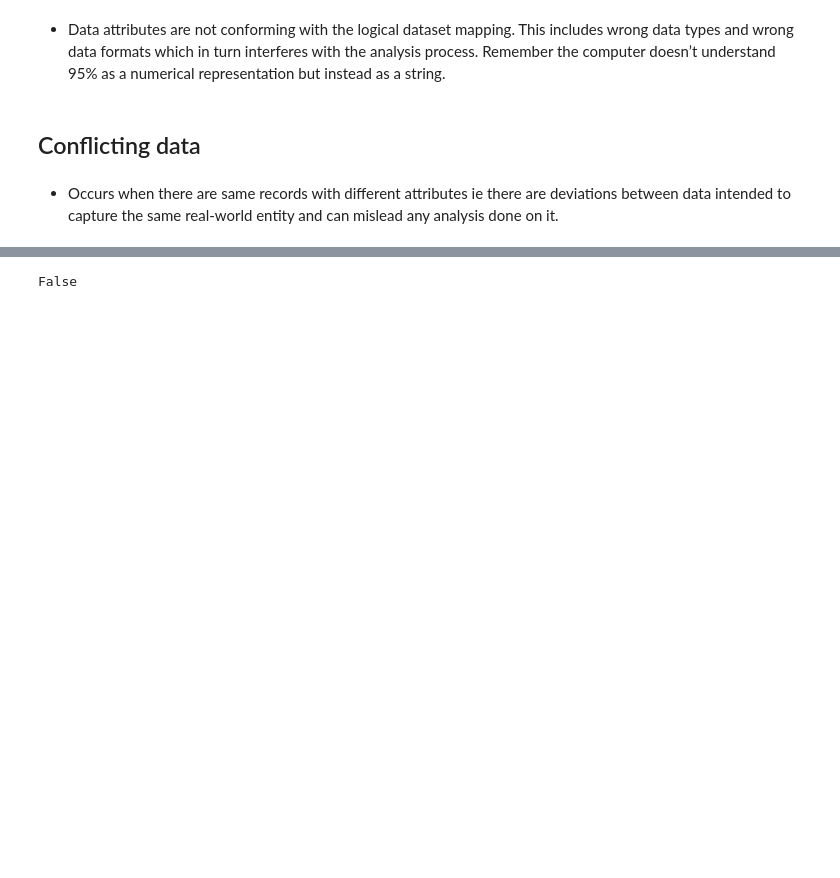
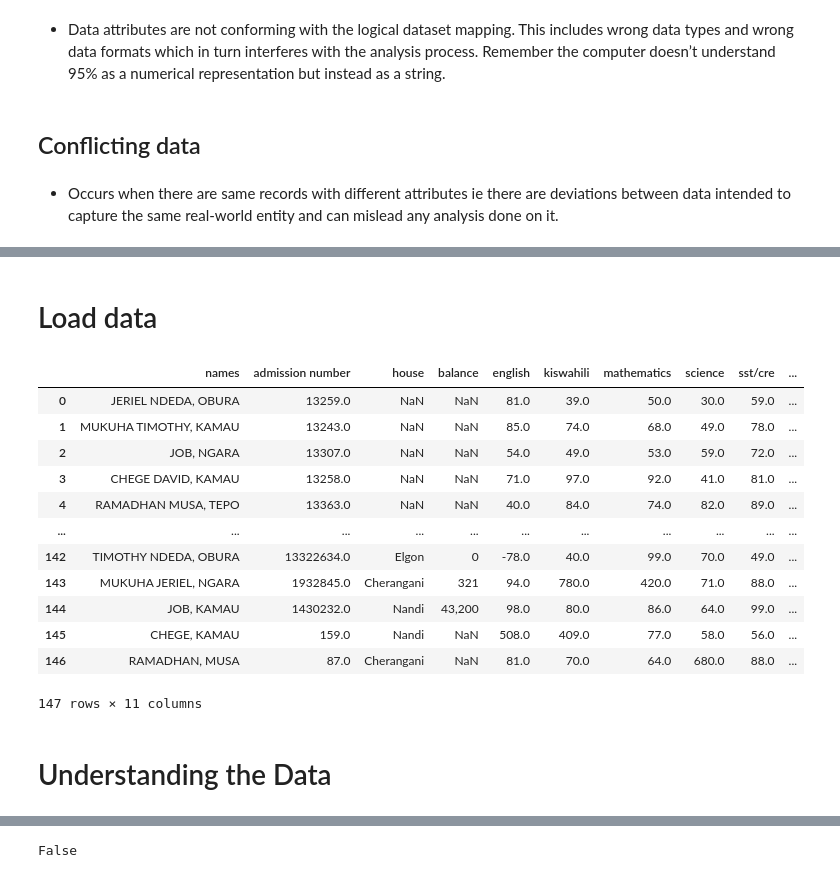
Before and after one commit to DominicNyambane/Moringa, a Jupyter notebook: Data Analysis/dataissues.ipynb, the cells around one changed output, grey strips where cells are left out. Cells and saved outputs as stored; diff of their text form; code cells hidden in the pictures; blank space fills up the shorter version.

```diff
--- a/Data Analysis/dataissues.ipynb
+++ b/Data Analysis/dataissues.ipynb
@@ -126,0 +31,21 @@ print(f"{round_off}% of the data is duplicated")
+# %% [markdown]
+# Load data
+# %%
+data = pd.read_csv("Data Analysis/Data/students_data.csv", index_col = 0)
+data
+# %% [output]
+|  | names | admission number | house | balance | english | kiswahili | mathematics | science | sst/cre | ... |
+| 0 | JERIEL NDEDA, OBURA | 13259.0 | NaN | NaN | 81.0 | 39.0 | 50.0 | 30.0 | 59.0 | ... |
+| 1 | MUKUHA TIMOTHY, KAMAU | 13243.0 | NaN | NaN | 85.0 | 74.0 | 68.0 | 49.0 | 78.0 | ... |
+| 2 | JOB, NGARA | 13307.0 | NaN | NaN | 54.0 | 49.0 | 53.0 | 59.0 | 72.0 | ... |
+| 3 | CHEGE DAVID, KAMAU | 13258.0 | NaN | NaN | 71.0 | 97.0 | 92.0 | 41.0 | 81.0 | ... |
+| 4 | RAMADHAN MUSA, TEPO | 13363.0 | NaN | NaN | 40.0 | 84.0 | 74.0 | 82.0 | 89.0 | ... |
+| ... | ... | ... | ... | ... | ... | ... | ... | ... | ... | ... |
+| 142 | TIMOTHY NDEDA, OBURA | 13322634.0 | Elgon | 0 | -78.0 | 40.0 | 99.0 | 70.0 | 49.0 | ... |
+| 143 | MUKUHA JERIEL, NGARA | 1932845.0 | Cherangani | 321 | 94.0 | 780.0 | 420.0 | 71.0 | 88.0 | ... |
+| 144 | JOB, KAMAU | 1430232.0 | Nandi | 43,200 | 98.0 | 80.0 | 86.0 | 64.0 | 99.0 | ... |
+| 145 | CHEGE, KAMAU | 159.0 | Nandi | NaN | 508.0 | 409.0 | 77.0 | 58.0 | 56.0 | ... |
+| 146 | RAMADHAN, MUSA | 87.0 | Cherangani | NaN | 81.0 | 70.0 | 64.0 | 680.0 | 88.0 | ... |
+147 rows × 11 columns
+# %% [markdown]
+# Understanding the Data
```
Also changed, not shown: parts of 89 cells of this notebook, 2 other files.
